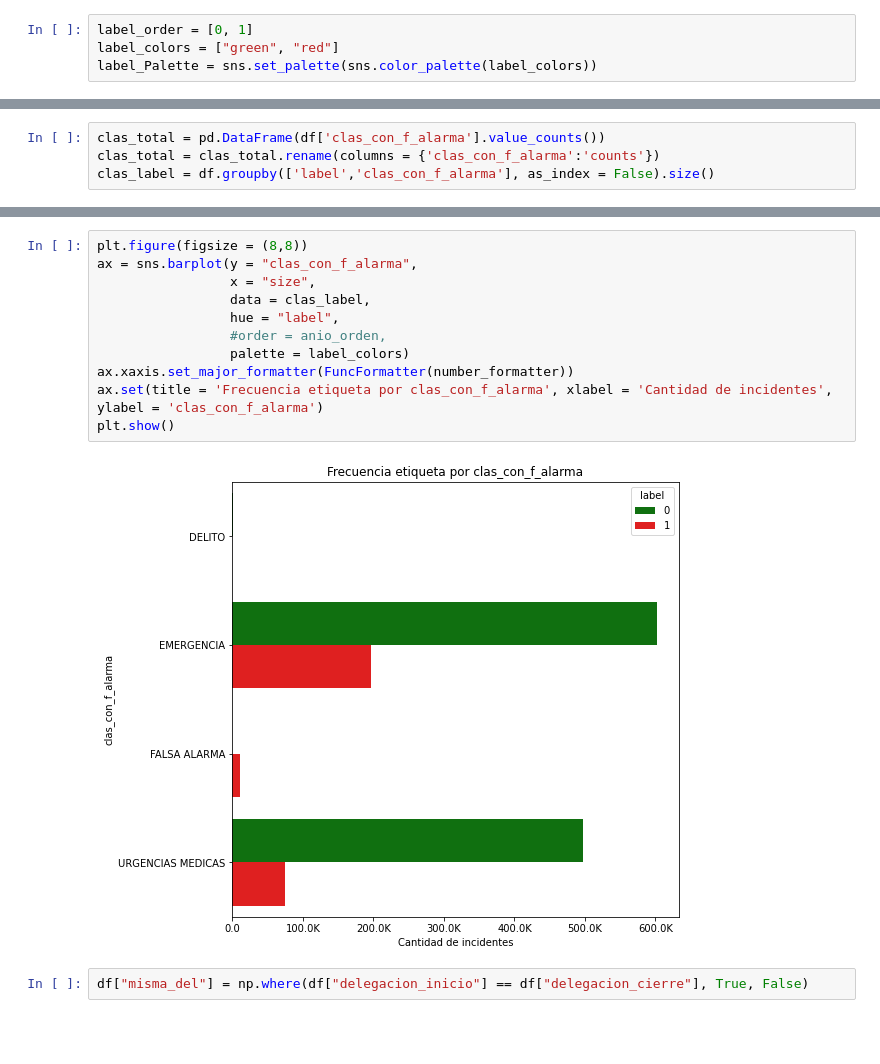
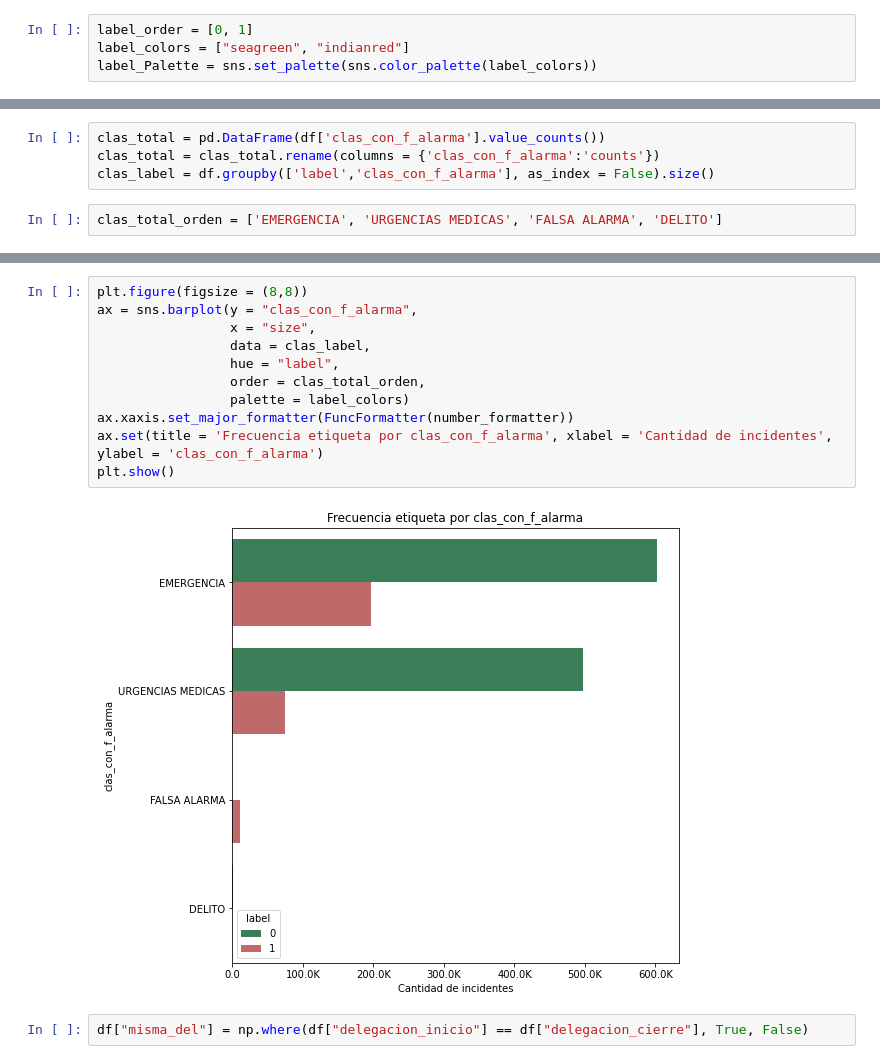
Before and after one commit to rafaelortegar/Proyecto1_IDS_2020, a Jupyter notebook: notebooks/GEDA.ipynb, the cells around one changed output, grey strips where cells are left out. Drawn from its saved outputs; the diff is of its cells as text; blank space fills up the shorter version.

```diff
--- a/notebooks/GEDA.ipynb
+++ b/notebooks/GEDA.ipynb
@@ -278,7 +277,7 @@ cod_colors = ["seagreen", "lightsteelblue", "tomato", "darkred", "dodgerblue"]
 cod_Palette = sns.set_palette(sns.color_palette(cod_colors))
 # %%
 label_order = [0, 1]
-label_colors = ["green", "red"]
+label_colors = ["seagreen", "indianred"]
 label_Palette = sns.set_palette(sns.color_palette(label_colors))
 # %%
 dia_orden = ["Lunes", "Martes", "Miércoles", "Jueves", "Viernes", "Sábado", "Domingo"]
@@ -400,6 +399,8 @@ plt.show()
 clas_total = pd.DataFrame(df['clas_con_f_alarma'].value_counts())
 clas_total = clas_total.rename(columns = {'clas_con_f_alarma':'counts'})
 clas_label = df.groupby(['label','clas_con_f_alarma'], as_index = False).size()
+# %%
+clas_total_orden = ['EMERGENCIA', 'URGENCIAS MEDICAS', 'FALSA ALARMA', 'DELITO']
 # %%
 plt.figure(figsize = (8,8))
 ax = sns.barplot(x = clas_total.index,
@@ -414,16 +415,16 @@ plt.show()
 # %%
 plt.figure(figsize = (8,8))
 ax = sns.barplot(y = "clas_con_f_alarma",
                  x = "size",
                  data = clas_label,
                  hue = "label",
-                 #order = anio_orden,
+                 order = clas_total_orden,
                  palette = label_colors)
 ax.xaxis.set_major_formatter(FuncFormatter(number_formatter))
 ax.set(title = 'Frecuencia etiqueta por clas_con_f_alarma', xlabel = 'Cantidad de incidentes', ylabel = 'clas_con_f_alarma')
 plt.show()
 # %% [output]
-[figure, old version]
+[figure, new version]
 # %%
 df["misma_del"] = np.where(df["delegacion_inicio"] == df["delegacion_cierre"], True, False)
 # %%
```
Also changed, not shown: parts of 26 cells of this notebook.
